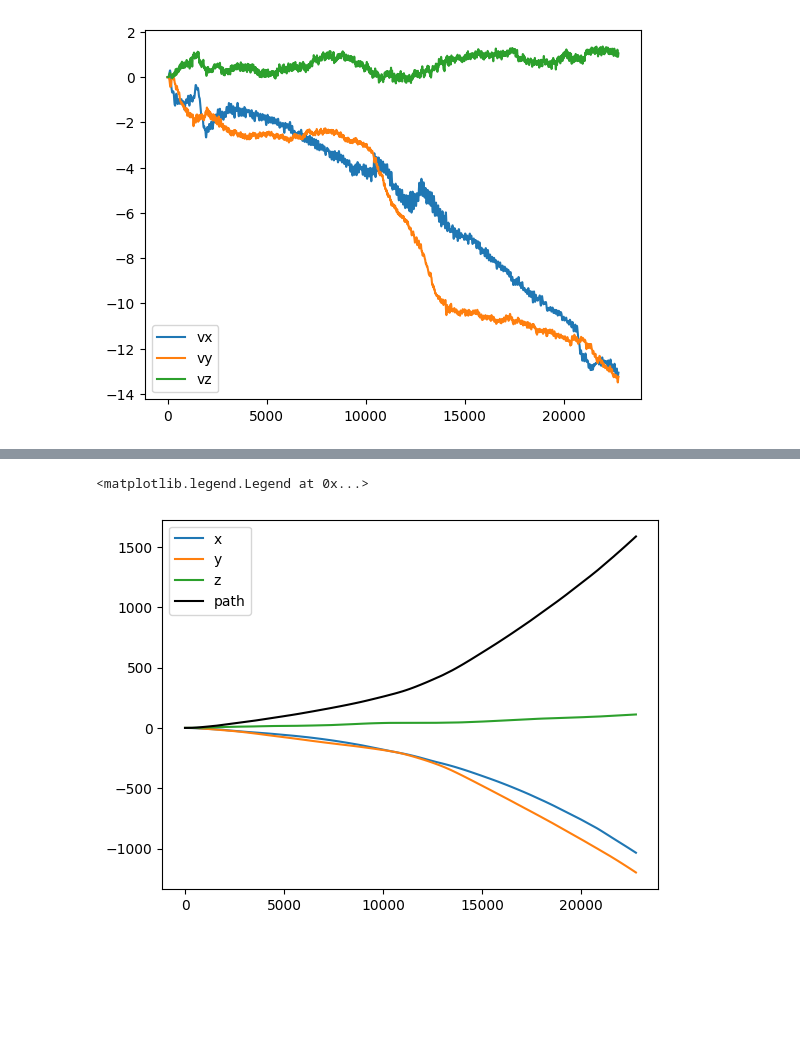
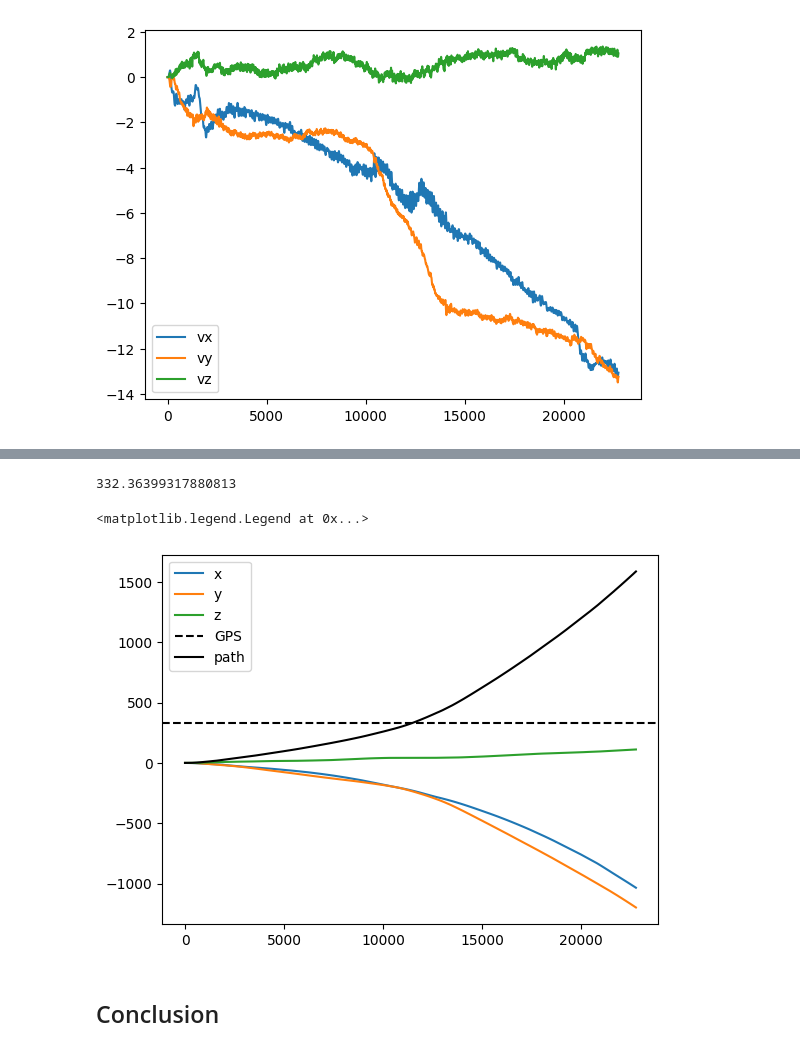
Before and after one commit to genom10/Sensors2023, a Jupyter notebook: HW2/Sensors_HW2_Dmitriev_Egor.ipynb, the cells around one changed output, grey strips where cells are left out. Cells and saved outputs as stored; diff of their text form; code cells hidden in the pictures; blank space fills up the shorter version.

```diff
--- a/HW2/Sensors_HW2_Dmitriev_Egor.ipynb
+++ b/HW2/Sensors_HW2_Dmitriev_Egor.ipynb
@@ -192,6 +192,6 @@ recursive MSE: 0.2760474432662794
 # %%
 import pandas as pd
-df = pd.read_csv('.eight_part1.csv', sep=',', dtype=float, decimal='.')
+df = pd.read_csv('./eight_part1.csv', sep=',', dtype=float, decimal='.')
 df = df[1:] #2st row has Latitude, Longtitude = 0
 df
 # %% [output]
@@ -251,3 +239,0 @@ plt.plot(df['az'])
-# %%
-dt = np.gradient(df['time'])
-plt.plot(dt)
@@ -288,7 +295,7 @@ Q = lambda dt : scipy.linalg.block_diag(*([q(dt)]*3))
 kalman = []
 stateCovarianceHistory = []
 
-for i in range(0, len(total_acc)):
+for i in range(0, len(df['ax'].values)):
    z = [ df['ax'].values[i],
          df['ay'].values[i],
          df['az'].values[i]]                         # Вектор измерений
@@ -327,13 +341,22 @@ plt.legend()
 # %%
+import geopy.distance
+import numpy as np
 x = np.cumsum(vx * dt, axis=0)
 y = np.cumsum(vy * dt, axis=0)
 z = np.cumsum(vz * dt, axis=0)
 path = np.sqrt(x**2 + y**2 + z**2)
+
+GPS = geopy.distance.geodesic(*zip(df['Latitude'].values, df['Longitude'].values)).m
+print(GPS)
 plt.plot(x, label="x")
 plt.plot(y, label="y")
 plt.plot(z, label="z")
+plt.axhline(GPS, color = 'k', linestyle = '--', label="GPS")
 plt.plot(path, 'k', label="path")
 plt.legend()
 # %% [output]
-<matplotlib.legend.Legend at 0x...>
+332.36399317880813
+<matplotlib.legend.Legend at 0x...>
-[figure, old version]
+[figure, new version]
+# %% [markdown]
+## Conclusion
```
Also changed, not shown: parts of 22 cells of this notebook.
